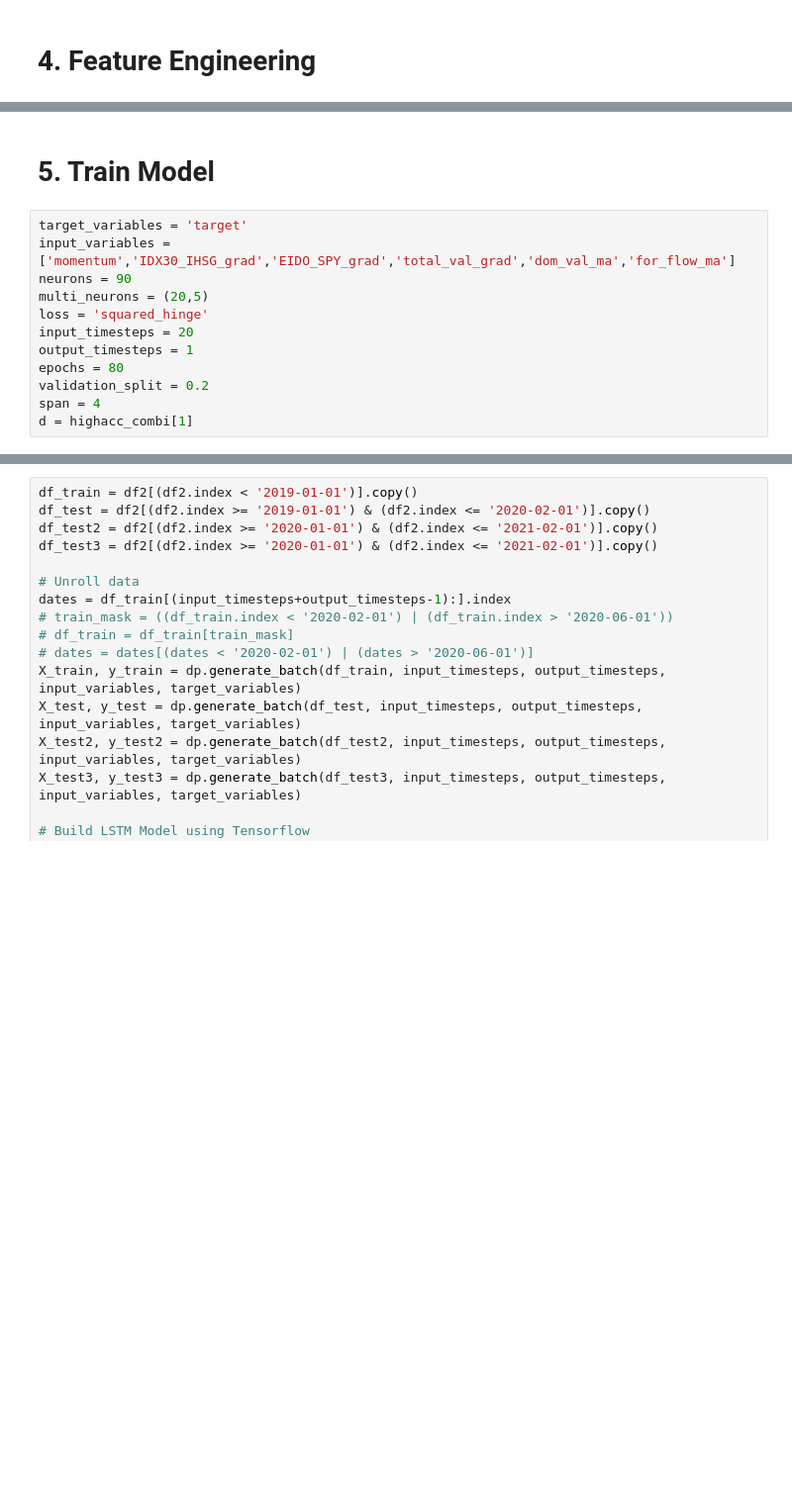
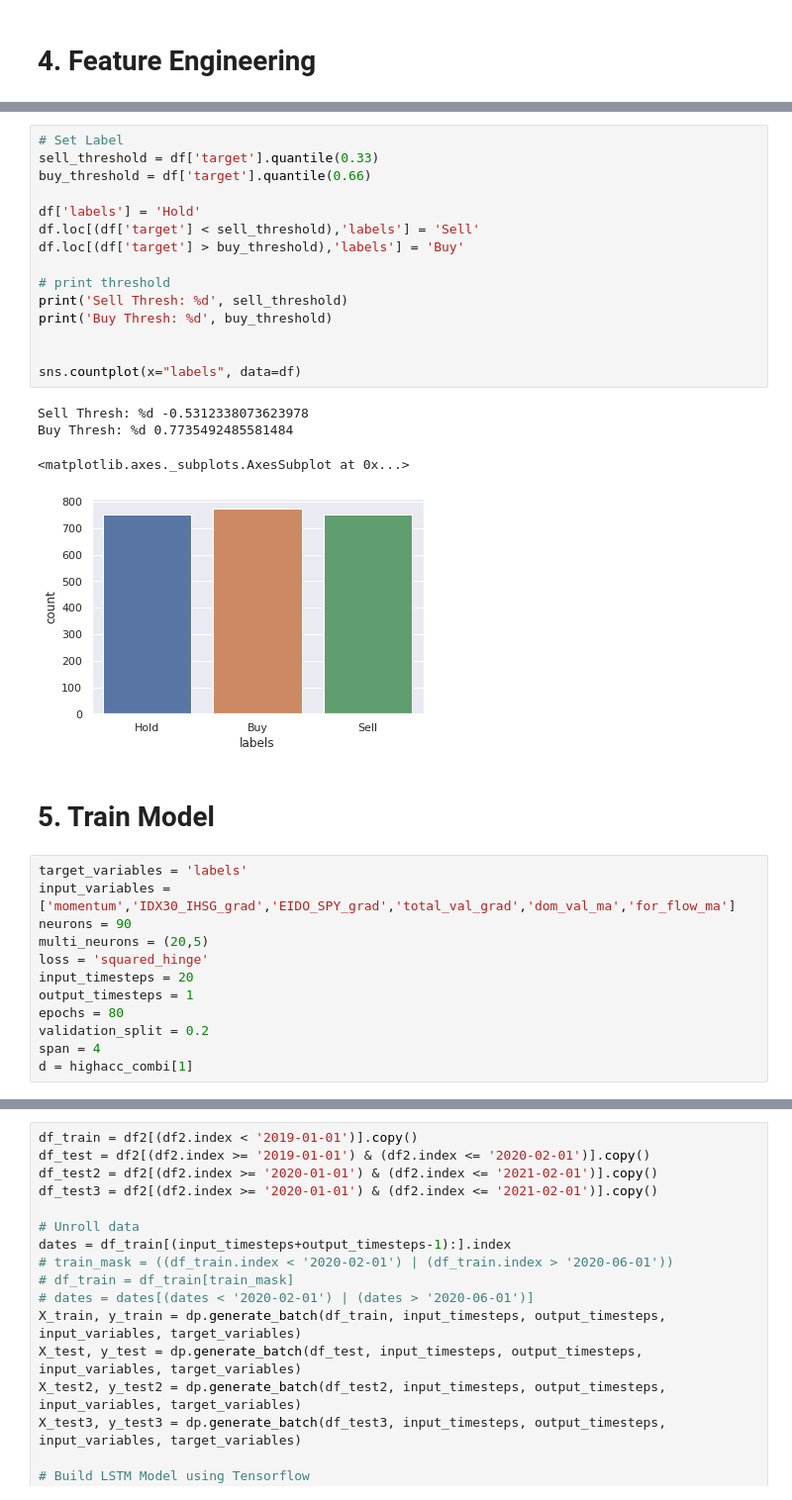
Before and after one commit to faisalrasbihan/Facial-Expression-Recognition, a Jupyter notebook: gru9_momentum_trading_CLASSIFICATION.ipynb, the cells around one changed output, grey strips where cells are left out. Shown at 99% size. Drawn from its saved outputs; the diff is of its cells as text; blank space fills up the shorter version.

Commit message:
add lebeling as target

```diff
--- a/gru9_momentum_trading_CLASSIFICATION.ipynb
+++ b/gru9_momentum_trading_CLASSIFICATION.ipynb
@@ -281,10 +316,30 @@ fig.show()
 Mean:  0.10263738808988873
 STD:  1.907956821190298
 [interactive output not drawn]
+# %%
+# Set Label
+sell_threshold = df['target'].quantile(0.33)
+buy_threshold = df['target'].quantile(0.66)
+
+df['labels'] = 'Hold'
+df.loc[(df['target'] < sell_threshold),'labels'] = 'Sell'
+df.loc[(df['target'] > buy_threshold),'labels'] = 'Buy'
+
+# print threshold
+print('Sell Thresh: %d', sell_threshold)
+print('Buy Thresh: %d', buy_threshold)
+
+
+sns.countplot(x="labels", data=df)
+# %% [output]
+Sell Thresh: %d -0.5312338073623978
+Buy Thresh: %d 0.7735492485581484
+<matplotlib.axes._subplots.AxesSubplot at 0x...>
+[figure, added]
 # %% [markdown]
 # 5. Train Model
 # %%
-target_variables = 'target'
+target_variables = 'labels'
 input_variables = ['momentum','IDX30_IHSG_grad','EIDO_SPY_grad','total_val_grad','dom_val_ma','for_flow_ma']
 neurons = 90
 multi_neurons = (20,5)
```
Also changed, not shown: parts of 4 cells of this notebook.
